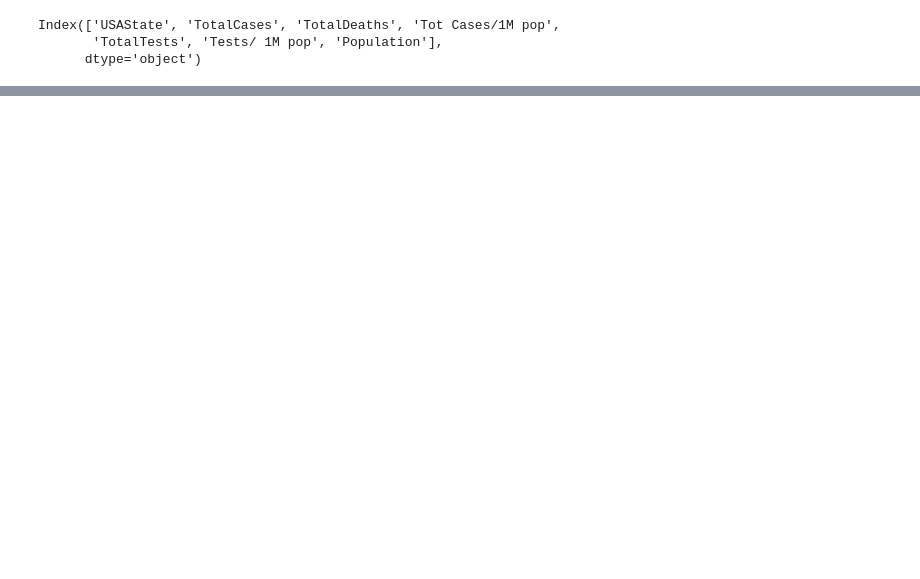
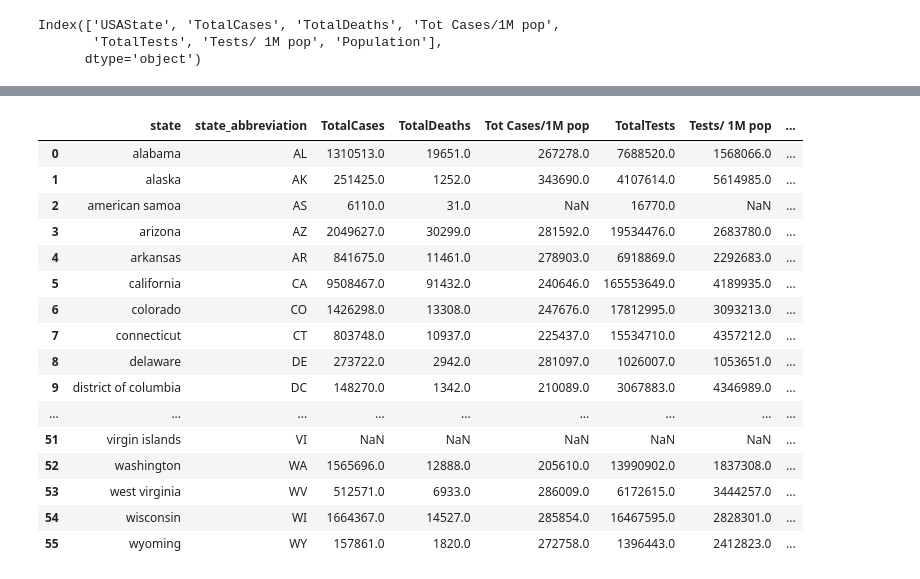
Before and after one commit to dianaagustinaf/covid-in-US-prisons, a Jupyter notebook: data_from_web.ipynb, the cells around one changed output, grey strips where cells are left out. Cells and saved outputs as stored; diff of their text form; code cells hidden in the pictures; blank space fills up the shorter version.

```diff
--- a/data_from_web.ipynb
+++ b/data_from_web.ipynb
@@ -196,0 +205,20 @@ state_covid_data.head(65)
+# %%
+state_covid_datadf_left
+# %% [output]
+|  | state | state_abbreviation | TotalCases | TotalDeaths | Tot Cases/1M pop | TotalTests | Tests/ 1M pop | ... |
+| 0 | alabama | AL | 1310513.0 | 19651.0 | 267278.0 | 7688520.0 | 1568066.0 | ... |
+| 1 | alaska | AK | 251425.0 | 1252.0 | 343690.0 | 4107614.0 | 5614985.0 | ... |
+| 2 | american samoa | AS | 6110.0 | 31.0 | NaN | 16770.0 | NaN | ... |
+| 3 | arizona | AZ | 2049627.0 | 30299.0 | 281592.0 | 19534476.0 | 2683780.0 | ... |
+| 4 | arkansas | AR | 841675.0 | 11461.0 | 278903.0 | 6918869.0 | 2292683.0 | ... |
+| 5 | california | CA | 9508467.0 | 91432.0 | 240646.0 | 165553649.0 | 4189935.0 | ... |
+| 6 | colorado | CO | 1426298.0 | 13308.0 | 247676.0 | 17812995.0 | 3093213.0 | ... |
+| 7 | connecticut | CT | 803748.0 | 10937.0 | 225437.0 | 15534710.0 | 4357212.0 | ... |
+| 8 | delaware | DE | 273722.0 | 2942.0 | 281097.0 | 1026007.0 | 1053651.0 | ... |
+| 9 | district of columbia | DC | 148270.0 | 1342.0 | 210089.0 | 3067883.0 | 4346989.0 | ... |
+| ... | ... | ... | ... | ... | ... | ... | ... | ... |
+| 51 | virgin islands | VI | NaN | NaN | NaN | NaN | NaN | ... |
+| 52 | washington | WA | 1565696.0 | 12888.0 | 205610.0 | 13990902.0 | 1837308.0 | ... |
+| 53 | west virginia | WV | 512571.0 | 6933.0 | 286009.0 | 6172615.0 | 3444257.0 | ... |
+| 54 | wisconsin | WI | 1664367.0 | 14527.0 | 285854.0 | 16467595.0 | 2828301.0 | ... |
+| 55 | wyoming | WY | 157861.0 | 1820.0 | 272758.0 | 1396443.0 | 2412823.0 | ... |
```
Also changed, not shown: parts of 17 cells of this notebook, 1 other file.
